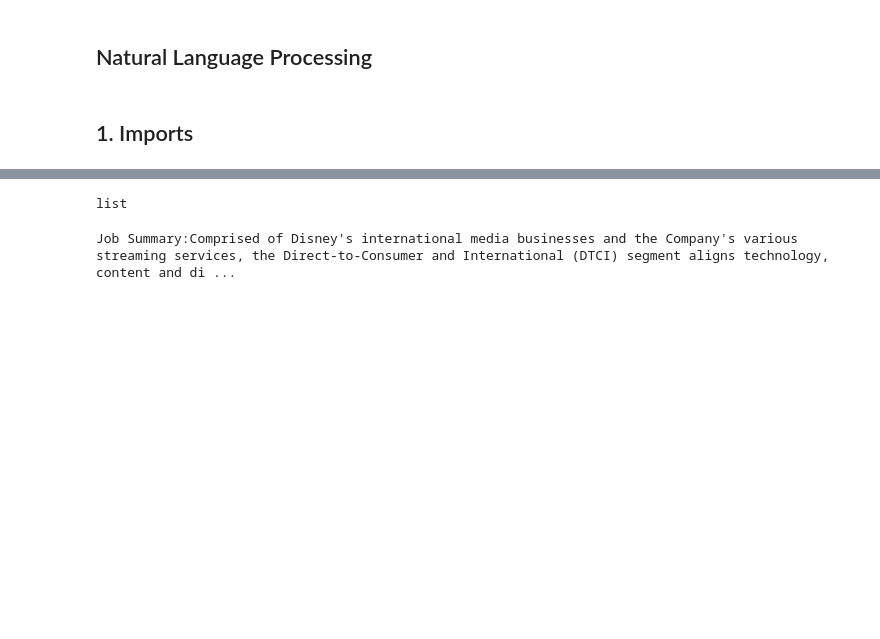
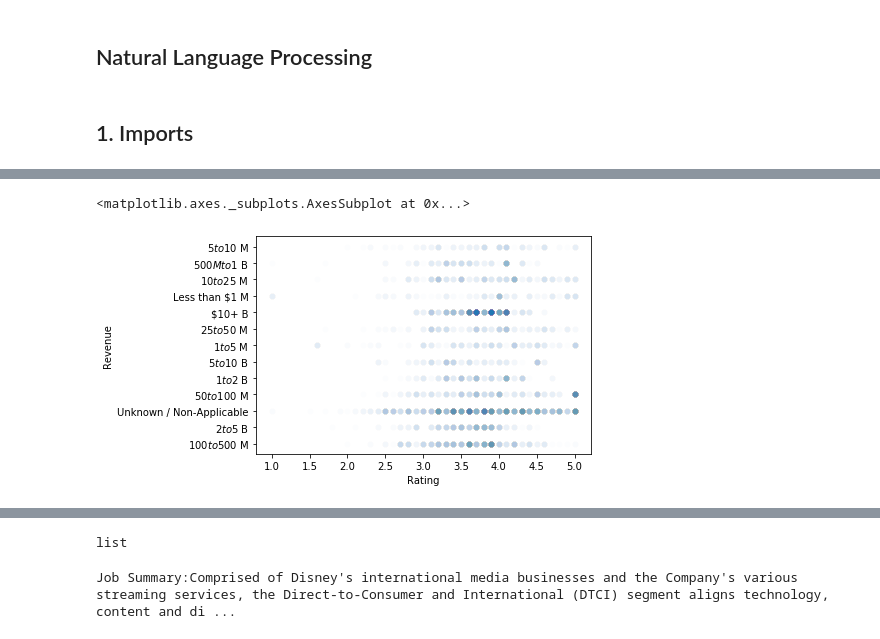
Before and after one commit to TerraJRiley/What-do-companies-want-from-their-data-scientists-, a Jupyter notebook: NLP_EDA.ipynb, the cells around one changed output, grey strips where cells are left out. Saved outputs shown, nothing was run; the diff lists cells and outputs as text; code cells hidden in the pictures; blank space fills up the shorter version.

```diff
--- a/NLP_EDA.ipynb
+++ b/NLP_EDA.ipynb
@@ -22,0 +21,5 @@ df.head()
+# %%
+sns.scatterplot(df['Rating'], df['Revenue'], alpha = 0.01)
+# %% [output]
+<matplotlib.axes._subplots.AxesSubplot at 0x...>
+[figure, added]
```
Also changed, not shown: parts of 4 cells of this notebook, 3 other files.
